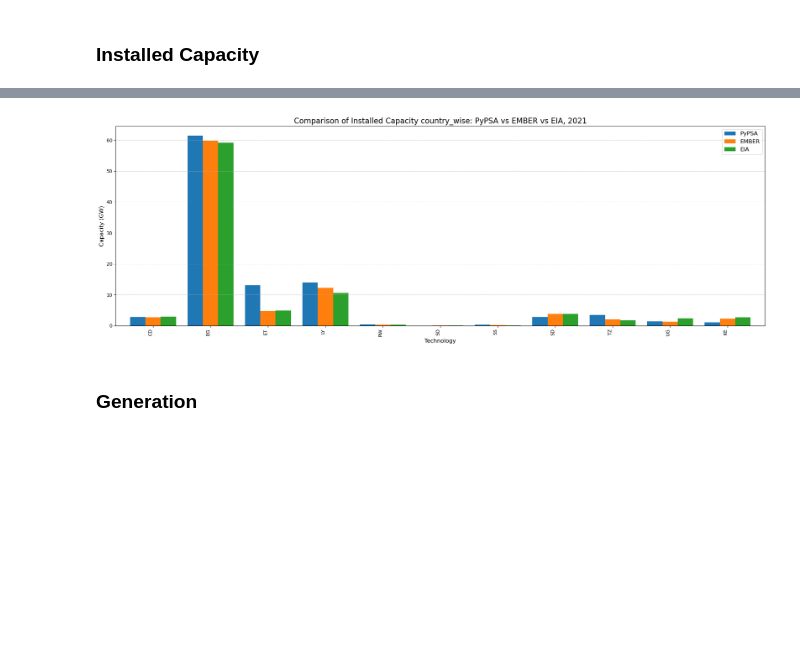
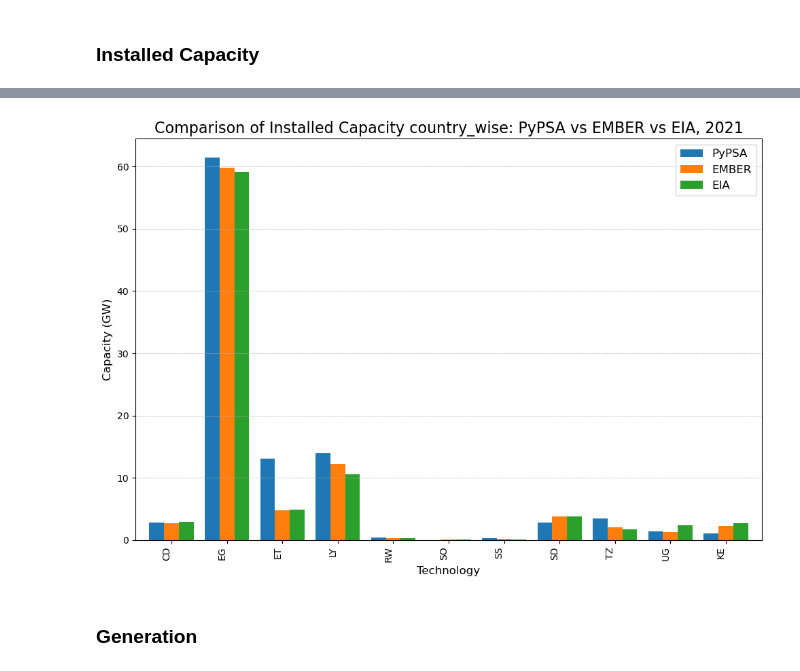
Before and after one commit to GbotemiB/PyPSA-EAPP, a Jupyter notebook: notebooks/data_validation_EAPP.ipynb, the cells around one changed output, grey strips where cells are left out. Saved outputs shown, nothing was run; the diff lists cells and outputs as text; code cells hidden in the pictures; blank space fills up the shorter version.

```diff
--- a/notebooks/data_validation_EAPP.ipynb
+++ b/notebooks/data_validation_EAPP.ipynb
@@ -187,16 +168,16 @@ plt.show()
 # %%
-ax = cc_installed_capacity_df.plot(kind="bar", figsize=(20, 7), width=0.8)
+ax = cc_installed_capacity_df.plot(kind="bar", figsize=(10, 7), width=0.8)
 plt.title(f"Comparison of Installed Capacity country_wise: PyPSA vs EMBER vs EIA, {horizon}", fontsize=16)
 plt.xlabel("Technology", fontsize=12)
 plt.ylabel("Capacity (GW)", fontsize=12)
 ax.set_xticklabels(ax.get_xticklabels(), ha="right", fontsize=10)
 plt.grid(True, which='both', axis='y', linestyle='--', linewidth=0.5)
 plt.legend(["PyPSA", "EMBER", "EIA"], loc="upper right", fontsize=12)
 plt.tight_layout()
 plt.savefig(f"results/plots/country_wise_capacity_validation_EAPP.png")
 plt.show()
 # %% [output]
-[figure, old version]
+[figure, new version]
 # %% [markdown]
 ### Generation
 # %%
```
Also changed, not shown: parts of 7 cells of this notebook, 6 other files.
